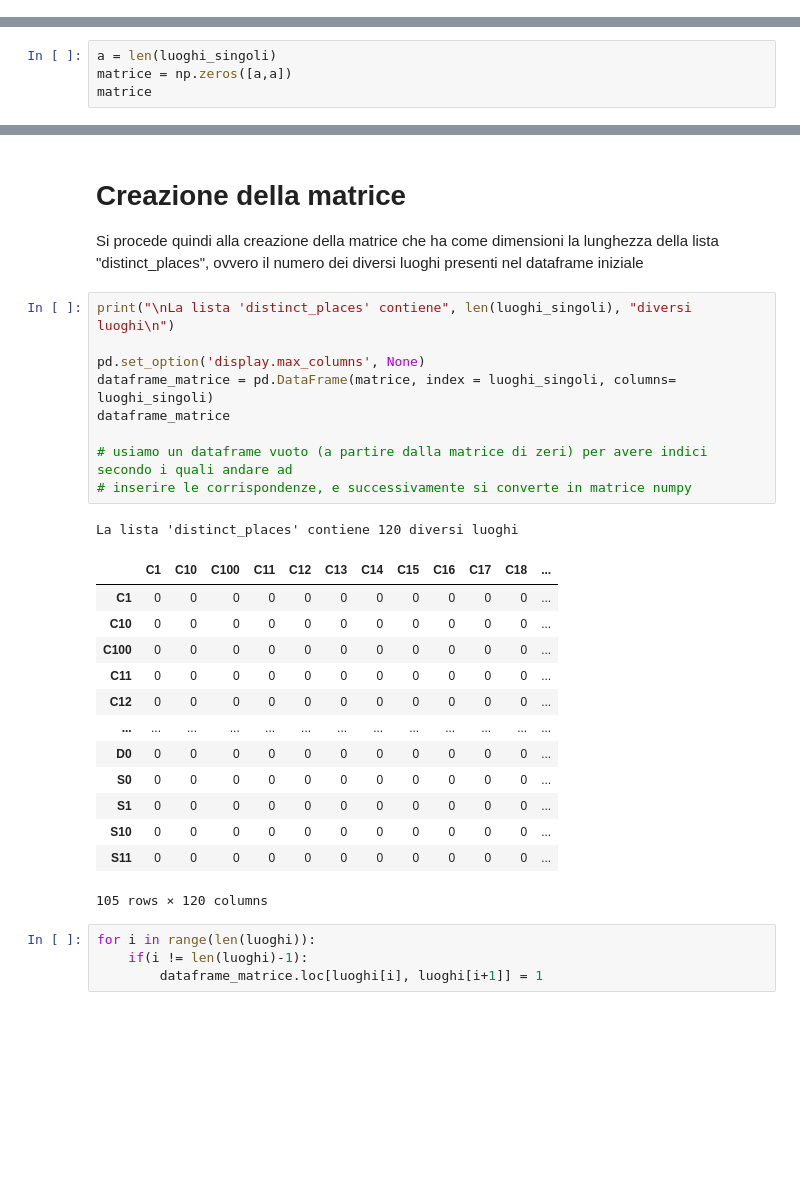
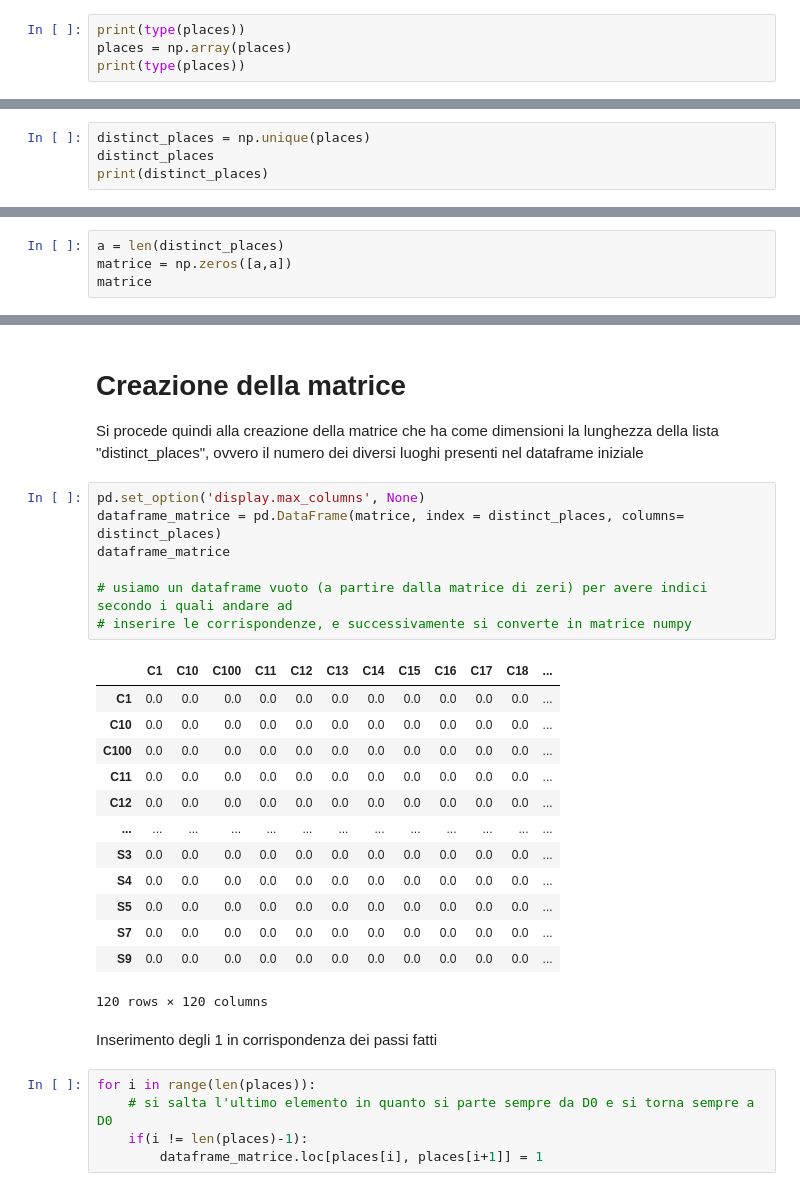
Before and after one commit to Antonet99/Route-CNN, a Jupyter notebook: progetto.ipynb, the cells around one changed output, grey strips where cells are left out. Saved outputs shown, nothing was run; the diff lists cells and outputs as text; blank space fills up the shorter version.

```diff
--- a/progetto.ipynb
+++ b/progetto.ipynb
@@ -132,0 +128,4 @@ print(luoghi_singoli)
+# %%
+print(type(places))
+places = np.array(places)
+print(type(places))
@@ -132,0 +137,4 @@ print(luoghi_singoli)
+# %%
+distinct_places = np.unique(places)
+distinct_places
+print(distinct_places)
@@ -133,4 +152,4 @@ print(luoghi_singoli)
 # %%
-a = len(luoghi_singoli)
+a = len(distinct_places)
 matrice = np.zeros([a,a])
 matrice
@@ -139,30 +166,30 @@ matrice
 
 Si procede quindi alla creazione della matrice che ha come dimensioni la lunghezza della lista "distinct_places", ovvero il numero dei diversi luoghi presenti nel dataframe iniziale
 # %%
-print("\nLa lista 'distinct_places' contiene", len(luoghi_singoli), "diversi luoghi\n")
-
 pd.set_option('display.max_columns', None)
-dataframe_matrice = pd.DataFrame(matrice, index = luoghi_singoli, columns= luoghi_singoli)
+dataframe_matrice = pd.DataFrame(matrice, index = distinct_places, columns= distinct_places)
 dataframe_matrice
 
 # usiamo un dataframe vuoto (a partire dalla matrice di zeri) per avere indici secondo i quali andare ad
 # inserire le corrispondenze, e successivamente si converte in matrice numpy
 # %% [output]
+|  | C1 | C10 | C100 | C11 | C12 | C13 | C14 | C15 | C16 | C17 | C18 | ... |
+| C1 | 0.0 | 0.0 | 0.0 | 0.0 | 0.0 | 0.0 | 0.0 | 0.0 | 0.0 | 0.0 | 0.0 | ... |
+| C10 | 0.0 | 0.0 | 0.0 | 0.0 | 0.0 | 0.0 | 0.0 | 0.0 | 0.0 | 0.0 | 0.0 | ... |
+| C100 | 0.0 | 0.0 | 0.0 | 0.0 | 0.0 | 0.0 | 0.0 | 0.0 | 0.0 | 0.0 | 0.0 | ... |
+| C11 | 0.0 | 0.0 | 0.0 | 0.0 | 0.0 | 0.0 | 0.0 | 0.0 | 0.0 | 0.0 | 0.0 | ... |
+| C12 | 0.0 | 0.0 | 0.0 | 0.0 | 0.0 | 0.0 | 0.0 | 0.0 | 0.0 | 0.0 | 0.0 | ... |
+| ... | ... | ... | ... | ... | ... | ... | ... | ... | ... | ... | ... | ... |
+| S3 | 0.0 | 0.0 | 0.0 | 0.0 | 0.0 | 0.0 | 0.0 | 0.0 | 0.0 | 0.0 | 0.0 | ... |
+| S4 | 0.0 | 0.0 | 0.0 | 0.0 | 0.0 | 0.0 | 0.0 | 0.0 | 0.0 | 0.0 | 0.0 | ... |
+| S5 | 0.0 | 0.0 | 0.0 | 0.0 | 0.0 | 0.0 | 0.0 | 0.0 | 0.0 | 0.0 | 0.0 | ... |
+| S7 | 0.0 | 0.0 | 0.0 | 0.0 | 0.0 | 0.0 | 0.0 | 0.0 | 0.0 | 0.0 | 0.0 | ... |
+| S9 | 0.0 | 0.0 | 0.0 | 0.0 | 0.0 | 0.0 | 0.0 | 0.0 | 0.0 | 0.0 | 0.0 | ... |
-La lista 'distinct_places' contiene 120 diversi luoghi
+120 rows × 120 columns
-|  | C1 | C10 | C100 | C11 | C12 | C13 | C14 | C15 | C16 | C17 | C18 | ... |
-| C1 | 0 | 0 | 0 | 0 | 0 | 0 | 0 | 0 | 0 | 0 | 0 | ... |
-| C10 | 0 | 0 | 0 | 0 | 0 | 0 | 0 | 0 | 0 | 0 | 0 | ... |
-| C100 | 0 | 0 | 0 | 0 | 0 | 0 | 0 | 0 | 0 | 0 | 0 | ... |
-| C11 | 0 | 0 | 0 | 0 | 0 | 0 | 0 | 0 | 0 | 0 | 0 | ... |
-| C12 | 0 | 0 | 0 | 0 | 0 | 0 | 0 | 0 | 0 | 0 | 0 | ... |
-| ... | ... | ... | ... | ... | ... | ... | ... | ... | ... | ... | ... | ... |
-| D0 | 0 | 0 | 0 | 0 | 0 | 0 | 0 | 0 | 0 | 0 | 0 | ... |
-| S0 | 0 | 0 | 0 | 0 | 0 | 0 | 0 | 0 | 0 | 0 | 0 | ... |
-| S1 | 0 | 0 | 0 | 0 | 0 | 0 | 0 | 0 | 0 | 0 | 0 | ... |
-| S10 | 0 | 0 | 0 | 0 | 0 | 0 | 0 | 0 | 0 | 0 | 0 | ... |
-| S11 | 0 | 0 | 0 | 0 | 0 | 0 | 0 | 0 | 0 | 0 | 0 | ... |
-105 rows × 120 columns
+# %% [markdown]
+Inserimento degli 1 in corrispondenza dei passi fatti
 # %%
-for i in range(len(luoghi)):
-    if(i != len(luoghi)-1):
-        dataframe_matrice.loc[luoghi[i], luoghi[i+1]] = 1
+for i in range(len(places)):
+    # si salta l'ultimo elemento in quanto si parte sempre da D0 e si torna sempre a D0
+    if(i != len(places)-1):
+        dataframe_matrice.loc[places[i], places[i+1]] = 1
```
Also changed, not shown: parts of 10 cells of this notebook.
